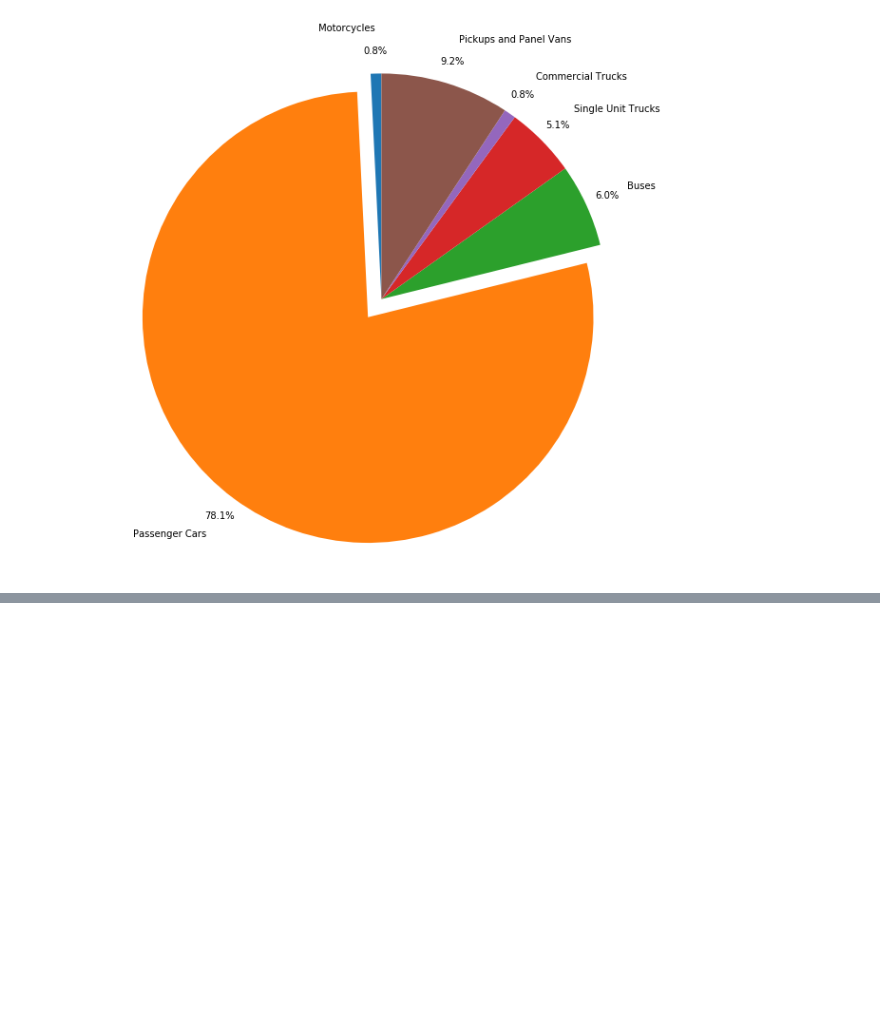
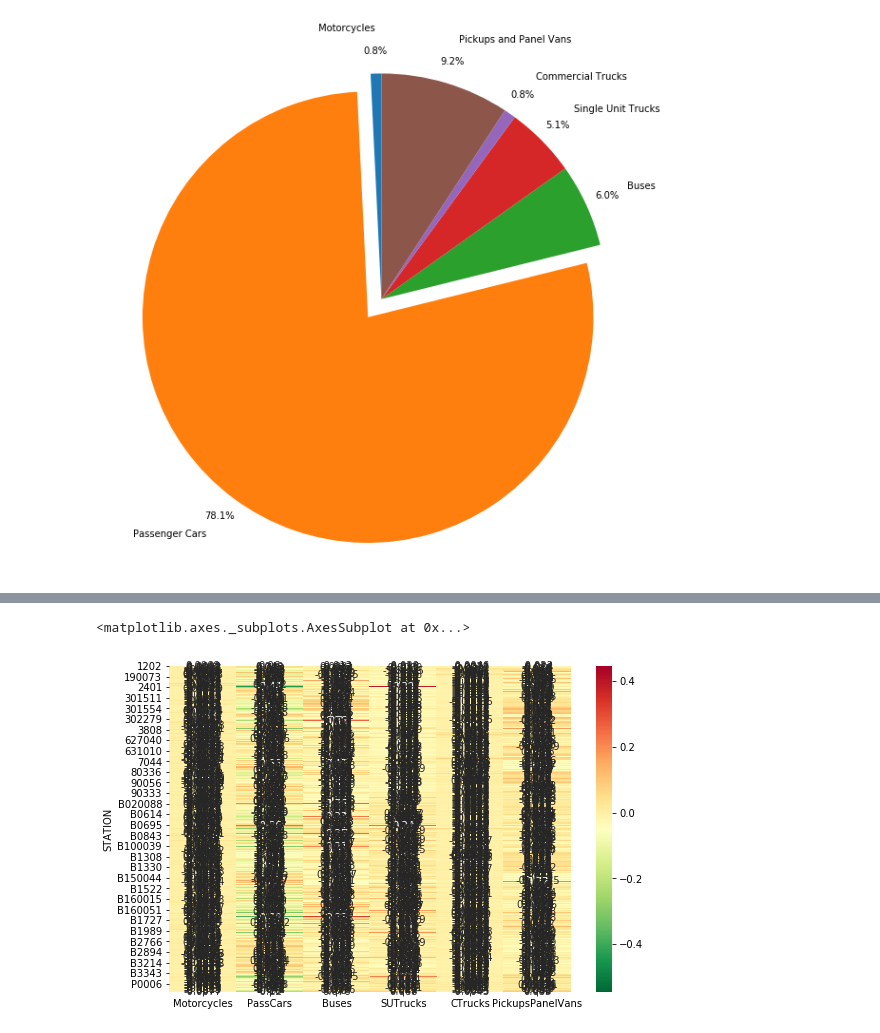
Before and after one commit to jasonahenry/DC20080, a Jupyter notebook: data_analysis.ipynb, the cells around one changed output, grey strips where cells are left out. Cells and saved outputs as stored; diff of their text form; code cells hidden in the pictures; blank space fills up the shorter version.

```diff
--- a/data_analysis.ipynb
+++ b/data_analysis.ipynb
@@ -527,3 +527,12 @@ fig1.set_size_inches(10,10)
 plt.show()
 # %% [output]
 [figure]
+# %%
+sta_total = emissions.sum(axis=1).values.reshape(462,1)
+# %%
+import numpy as np
+sta_total = np.concatenate((sta_total, sta_total, sta_total, sta_total, sta_total, sta_total), axis = 1)
+# %%
+em_diff = emissions / sta_total
+# %%
+em_diff = em_diff - ratio
@@ -529,0 +549,8 @@ plt.show()
+# %%
+import seaborn as sns
+
+f, ax = plt.subplots(figsize = (9,6))
+sns.heatmap(em_diff, annot=True, cmap='RdYlGn_r')
+# %% [output]
+<matplotlib.axes._subplots.AxesSubplot at 0x...>
+[figure, added]
```
Also changed, not shown: parts of 16 cells of this notebook, 2 other files.
